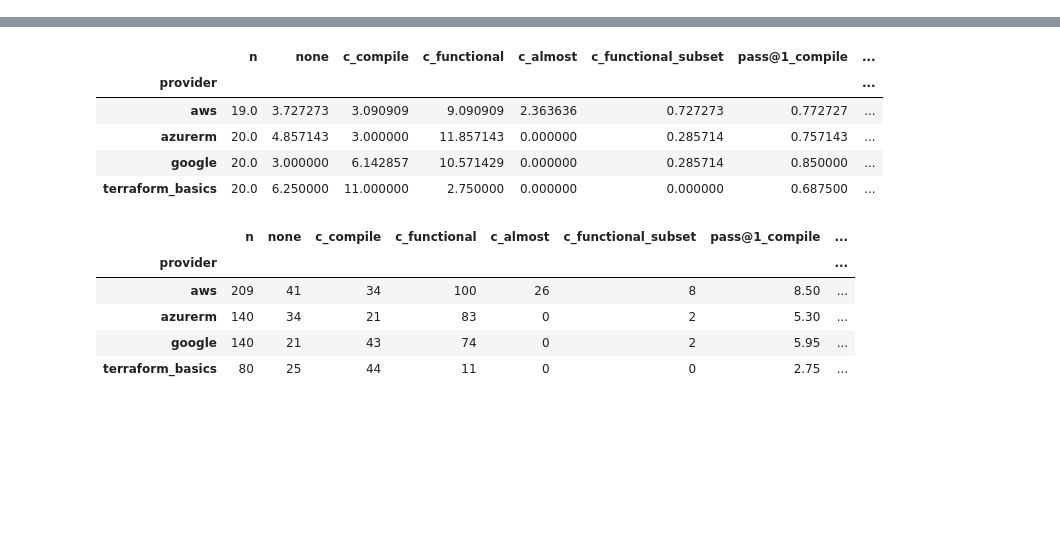
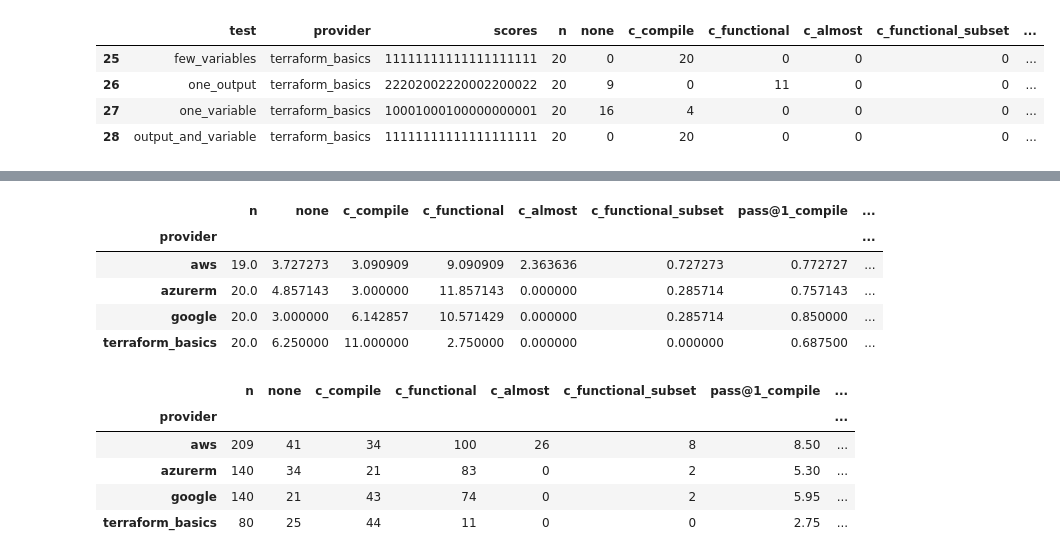
Before and after one commit to albemordo/evaluate, a Jupyter notebook: src/ComputeMetrics.ipynb, the cells around one changed output, grey strips where cells are left out. Cells and saved outputs as stored; diff of their text form; code cells hidden in the pictures; blank space fills up the shorter version.

```diff
--- a/src/ComputeMetrics.ipynb
+++ b/src/ComputeMetrics.ipynb
@@ -26,3 +6,11 @@ df
+# %%
+df[df['provider'] == 'terraform_basics']
+# %% [output]
+|  | test | provider | scores | n | none | c_compile | c_functional | c_almost | c_functional_subset | ... |
+| 25 | few_variables | terraform_basics | 11111111111111111111 | 20 | 0 | 20 | 0 | 0 | 0 | ... |
+| 26 | one_output | terraform_basics | 22202002220002200022 | 20 | 9 | 0 | 11 | 0 | 0 | ... |
+| 27 | one_variable | terraform_basics | 10001000100000000001 | 20 | 16 | 4 | 0 | 0 | 0 | ... |
+| 28 | output_and_variable | terraform_basics | 11111111111111111111 | 20 | 0 | 20 | 0 | 0 | 0 | ... |
 # %%
 NONE                = 0;    NONE_KEY='none'
 COMPILE_SUCCESSES   = 1;    COMPILE_KEY='c_compile'
```
Also changed, not shown: parts of 5 cells of this notebook, 46 other files.
